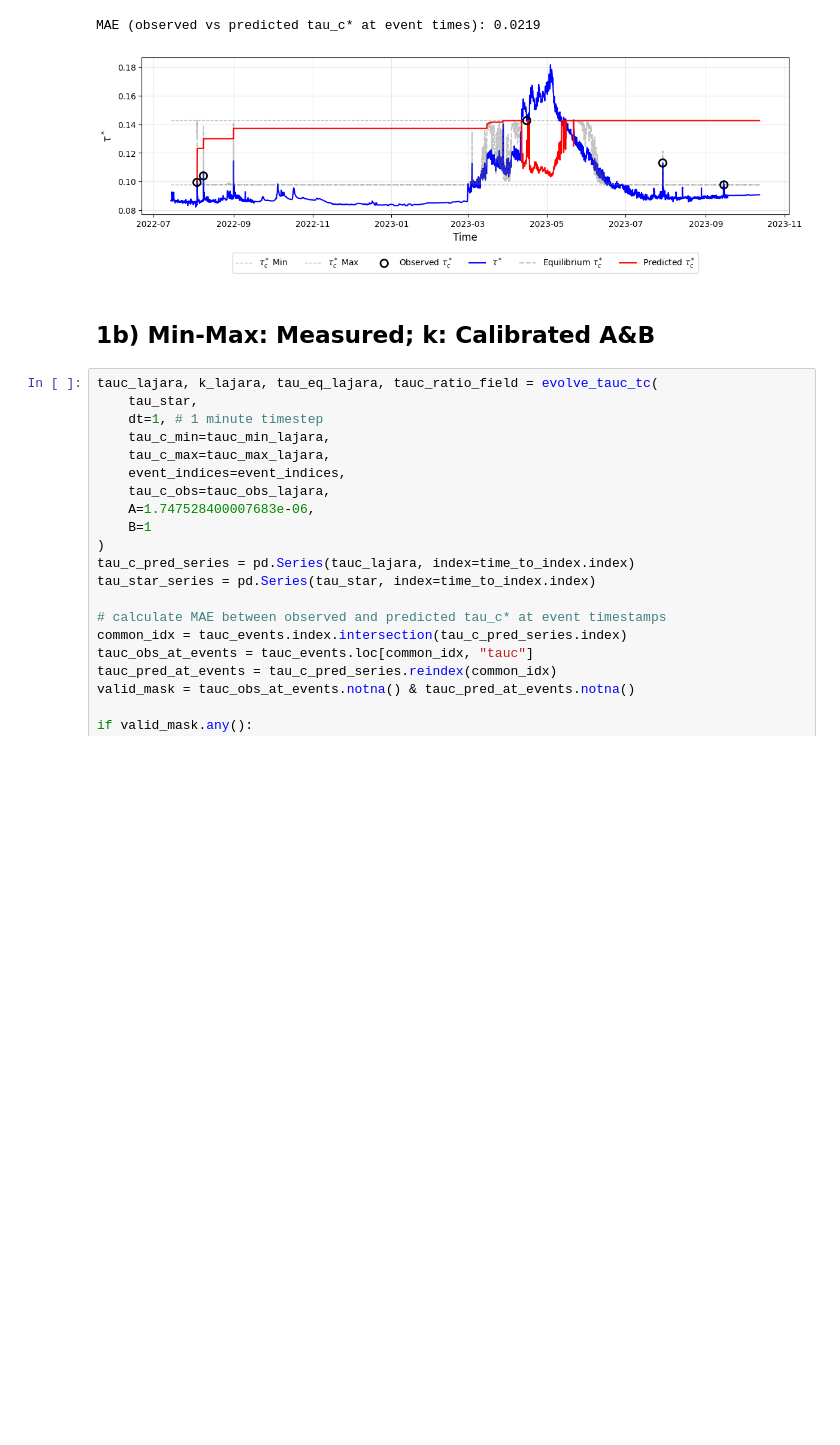
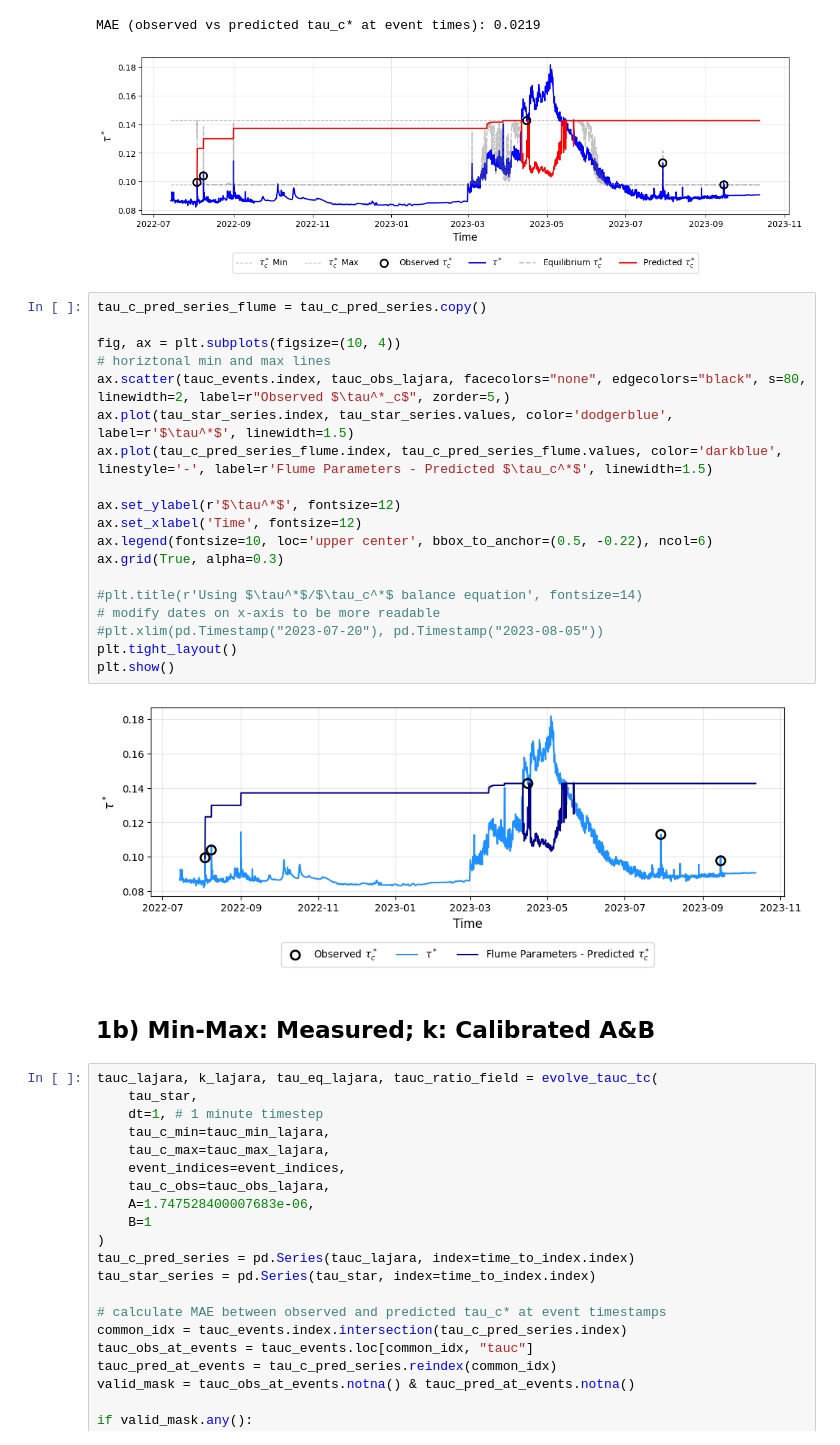
Before and after one commit to nicole-hucke/tauc_plots, a Jupyter notebook: figure6/predictive_model_field.ipynb, the cells around one changed output. Drawn from its saved outputs; the diff is of its cells as text; blank space fills up the shorter version.

Commit message:
adding some plots used for dissertation defense

```diff
--- a/figure6/predictive_model_field.ipynb
+++ b/figure6/predictive_model_field.ipynb
@@ -219,6 +219,27 @@ plt.show()
 # %% [output]
 MAE (observed vs predicted tau_c* at event times): 0.0219
 [figure]
+# %%
+tau_c_pred_series_flume = tau_c_pred_series.copy()
+
+fig, ax = plt.subplots(figsize=(10, 4))
+# horiztonal min and max lines
+ax.scatter(tauc_events.index, tauc_obs_lajara, facecolors="none", edgecolors="black", s=80, linewidth=2, label=r"Observed $\tau^*_c$", zorder=5,)
+ax.plot(tau_star_series.index, tau_star_series.values, color='dodgerblue', label=r'$\tau^*$', linewidth=1.5)
+ax.plot(tau_c_pred_series_flume.index, tau_c_pred_series_flume.values, color='darkblue', linestyle='-', label=r'Flume Parameters - Predicted $\tau_c^*$', linewidth=1.5)
+
+ax.set_ylabel(r'$\tau^*$', fontsize=12)
+ax.set_xlabel('Time', fontsize=12)
+ax.legend(fontsize=10, loc='upper center', bbox_to_anchor=(0.5, -0.22), ncol=6)
+ax.grid(True, alpha=0.3)
+
+#plt.title(r'Using $\tau^*$/$\tau_c^*$ balance equation', fontsize=14)
+# modify dates on x-axis to be more readable
+#plt.xlim(pd.Timestamp("2023-07-20"), pd.Timestamp("2023-08-05"))
+plt.tight_layout()
+plt.show()
+# %% [output]
+[figure, added]
 # %% [markdown]
 ## 1b) Min-Max: Measured; k: Calibrated A&B
 # %%
```
Also changed, not shown: parts of 1 cell of this notebook.
